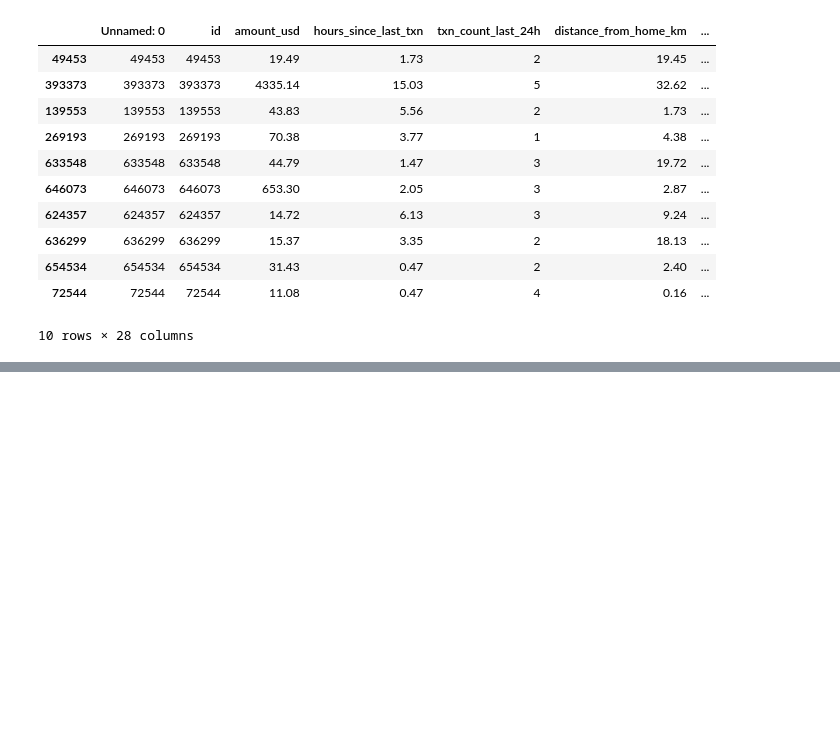
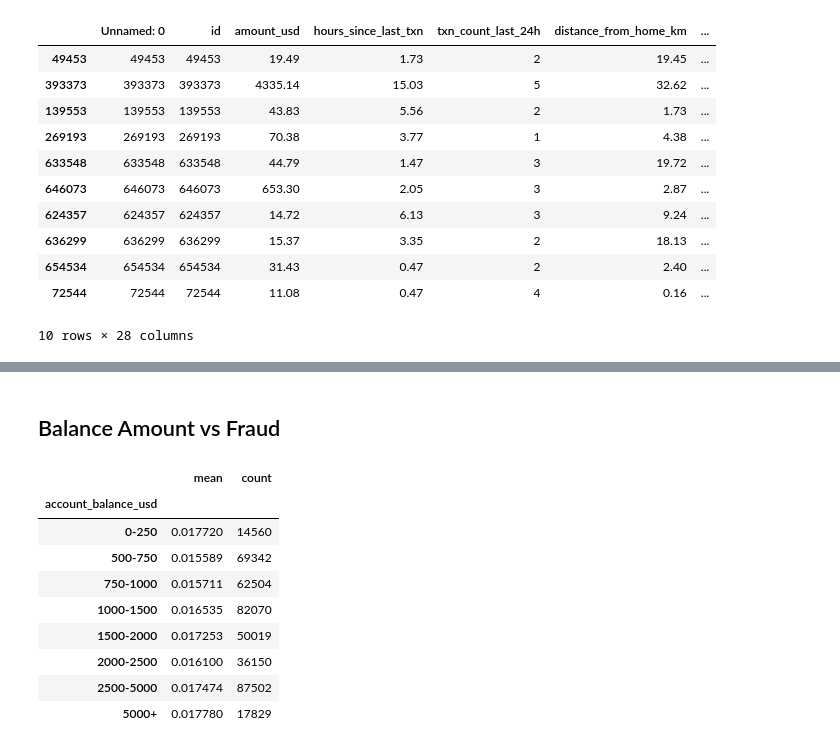
Before and after one commit to ShankTesla/Credit-Card-Fraud-Detection, a Jupyter notebook: notebooks/1.3-gs-exploratory-data-analysis.ipynb, the cells around one changed output, grey strips where cells are left out. Cells and saved outputs as stored; diff of their text form; code cells hidden in the pictures; blank space fills up the shorter version.

```diff
--- a/notebooks/1.3-gs-exploratory-data-analysis.ipynb
+++ b/notebooks/1.3-gs-exploratory-data-analysis.ipynb
@@ -456,0 +519,18 @@ explore[explore["is_fraud"] == 0].sample(10, random_state=1)
+# %% [markdown]
+## Balance Amount vs Fraud
+# %%
+# distance of card vs fraud
+bands = pd.cut(explore["account_balance_usd"], [0, 500, 750, 1000, 1500, 2000, 2500, 5000, 100000000],
+               labels=["0-250","500-750", "750-1000", "1000-1500", "1500-2000", "2000-2500", "2500-5000", "5000+"])
+explore.groupby(bands)["is_fraud"].agg(["mean", "count"])
+# %% [output]
+|  | mean | count |
+| account_balance_usd |  |  |
+| 0-250 | 0.017720 | 14560 |
+| 500-750 | 0.015589 | 69342 |
+| 750-1000 | 0.015711 | 62504 |
+| 1000-1500 | 0.016535 | 82070 |
+| 1500-2000 | 0.017253 | 50019 |
+| 2000-2500 | 0.016100 | 36150 |
+| 2500-5000 | 0.017474 | 87502 |
+| 5000+ | 0.017780 | 17829 |
```
Also changed, not shown: parts of 9 cells of this notebook.
